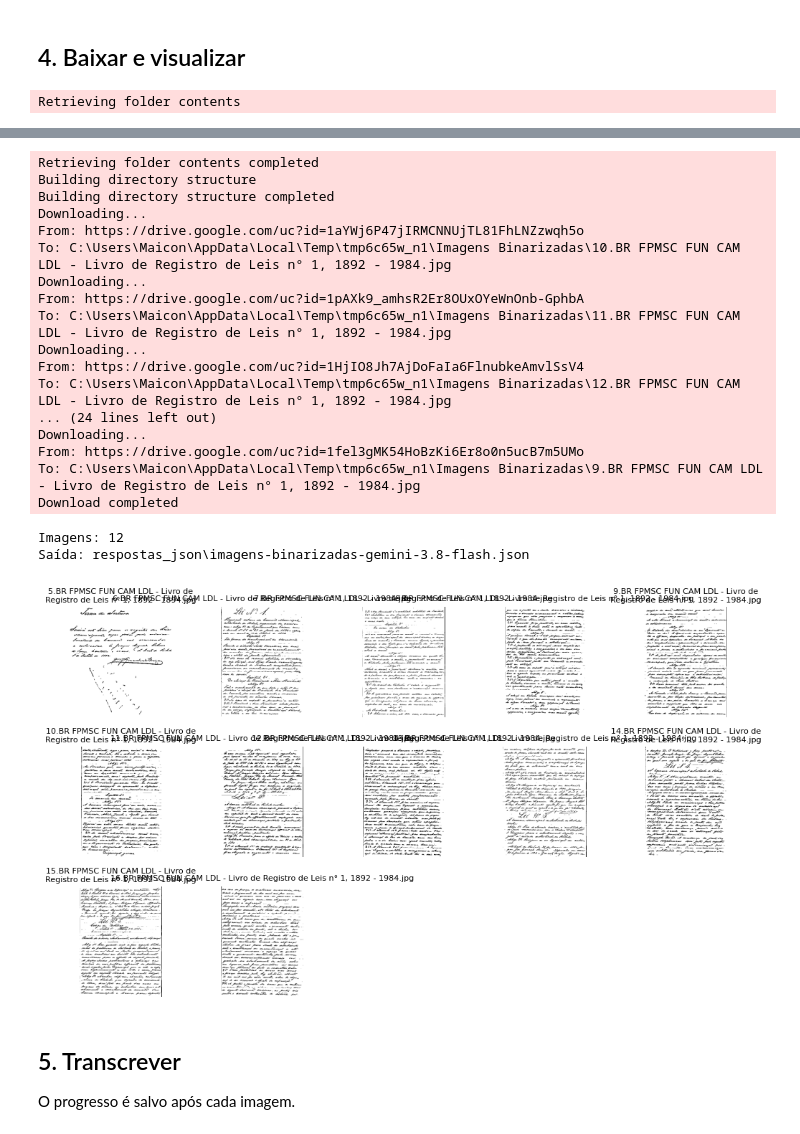
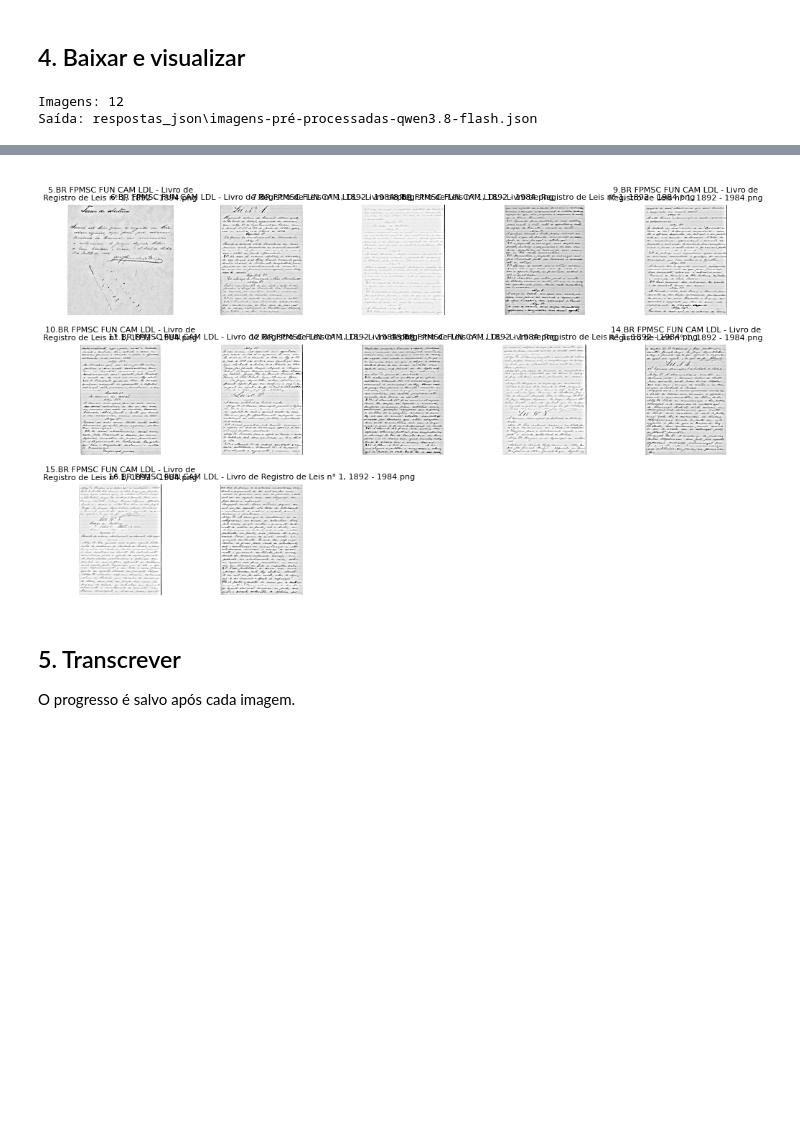
Before and after one commit to fabiolobato/hackathon_ocr_historico, a Jupyter notebook: LLM_Transcription.ipynb, the cells around one changed output, grey strips where cells are left out. Saved outputs shown, nothing was run; the diff lists cells and outputs as text; code cells hidden in the pictures; blank space fills up the shorter version.

Commit message:
Adicionando os resultados das imagens pré-processadas

```diff
--- a/LLM_Transcription.ipynb
+++ b/LLM_Transcription.ipynb
@@ -48,9 +48,10 @@ if not API_KEY:
 ## 2. Imagens
 Informe o link da pasta com as imagens.
 # %%
-#LINK_PASTA_IMAGENS = "https://drive.google.com/drive/folders/1WBkMyRY5T4_CVbka497tA0OCVsewcnX5?usp=sharing" #Imagens Recortadas
-LINK_PASTA_IMAGENS = "https://drive.google.com/drive/folders/1DqNaK7l7Hdu4gd87a5gqicgj7IHJ6ao-?usp=sharing" #Imagens Binarizadas
-#LINK_PASTA_IMAGENS = "https://drive.google.com/drive/folders/1WBkMyRY5T4_CVbka497tA0OCVsewcnX5?usp=sharing" #Imagens nlbin
+#LINK_PASTA_IMAGENS = "https://github.com/fabiolobato/hackathon_ocr_historico/tree/main/dados/Imagens%20Recortadas" #Imagens Recortadas
+#LINK_PASTA_IMAGENS = "https://github.com/fabiolobato/hackathon_ocr_historico/tree/main/dados/Imagens%20Binarizadas" #Imagens Binarizadas
+#LINK_PASTA_IMAGENS = "https://github.com/fabiolobato/hackathon_ocr_historico/tree/main/dados/Imagens%20nlbin" #Imagens nlbin
+LINK_PASTA_IMAGENS = "https://github.com/fabiolobato/hackathon_ocr_historico/tree/main/dados/Imagens%20Pr%C3%A9-processadas" #Imagens Pré-processadas
 # %% [markdown]
 ## 3. Modelo
 Defina o modelo e seus parâmetros. Use `None` para omitir o esforço.
@@ -95,7 +96,19 @@ CONFIG_MODELO = {
 ## 4. Baixar e visualizar
 # %%
 pasta_temporaria = Path(tempfile.mkdtemp())
-gdown.download_folder(LINK_PASTA_IMAGENS, output=str(pasta_temporaria) + os.sep, use_cookies=False)
+def baixar_pasta_github(link, destino):
+    repo, pasta = link.split("github.com/")[1].split("/tree/main/")
+    pasta = unquote(pasta)
+    resposta = requests.get(f"https://api.github.com/repos/{repo}/contents/{quote(pasta)}", params={"ref": "main"}, timeout=30)
+    resposta.raise_for_status()
+    destino = Path(destino) / Path(pasta).name
+    destino.mkdir(parents=True, exist_ok=True)
+    for item in resposta.json():
+        if item["type"] == "file":
+            (destino / item["name"]).write_bytes(requests.get(item["download_url"], timeout=60).content)
+
+
+baixar_pasta_github(LINK_PASTA_IMAGENS, pasta_temporaria)
 PASTA_IMAGENS = next(pasta_temporaria.iterdir())
 NOME_PASTA_DRIVE = PASTA_IMAGENS.name
 imagens = [p for p in PASTA_IMAGENS.iterdir()
@@ -123,4 +136,5 @@ for eixo in eixos.flat:
 plt.tight_layout()
 plt.show()
 # %% [output]
-Retrieving folder contents
+Imagens: 12
+Saída: respostas_json\imagens-pré-processadas-qwen3.8-flash.json
@@ -139,23 +141,4 @@ Processing file 1fel3gMK54HoBzKi6Er8o0n5ucB7m5UMo 9.BR FPMSC FUN CAM LDL - Livro
-Retrieving folder contents completed
-Building directory structure
-Building directory structure completed
-Downloading...
-From: https://drive.google.com/uc?id=1aYWj6P47jIRMCNNUjTL81FhLNZzwqh5o
-To: C:\Users\Maicon\AppData\Local\Temp\tmp6c65w_n1\Imagens Binarizadas\10.BR FPMSC FUN CAM LDL - Livro de Registro de Leis n° 1, 1892 - 1984.jpg
-Downloading...
-From: https://drive.google.com/uc?id=1pAXk9_amhsR2Er8OUxOYeWnOnb-GphbA
-To: C:\Users\Maicon\AppData\Local\Temp\tmp6c65w_n1\Imagens Binarizadas\11.BR FPMSC FUN CAM LDL - Livro de Registro de Leis n° 1, 1892 - 1984.jpg
-Downloading...
-From: https://drive.google.com/uc?id=1HjIO8Jh7AjDoFaIa6FlnubkeAmvlSsV4
-To: C:\Users\Maicon\AppData\Local\Temp\tmp6c65w_n1\Imagens Binarizadas\12.BR FPMSC FUN CAM LDL - Livro de Registro de Leis n° 1, 1892 - 1984.jpg
-... (24 lines left out)
-Downloading...
-From: https://drive.google.com/uc?id=1fel3gMK54HoBzKi6Er8o0n5ucB7m5UMo
-To: C:\Users\Maicon\AppData\Local\Temp\tmp6c65w_n1\Imagens Binarizadas\9.BR FPMSC FUN CAM LDL - Livro de Registro de Leis n° 1, 1892 - 1984.jpg
-Download completed
-Imagens: 12
-Saída: respostas_json\imagens-binarizadas-gemini-3.8-flash.json
-[figure, old version]
+[figure, new version]
 # %% [markdown]
 ## 5. Transcrever
 O progresso é salvo após cada imagem.
```
Also changed, not shown: parts of 6 cells of this notebook, 11 other files.
